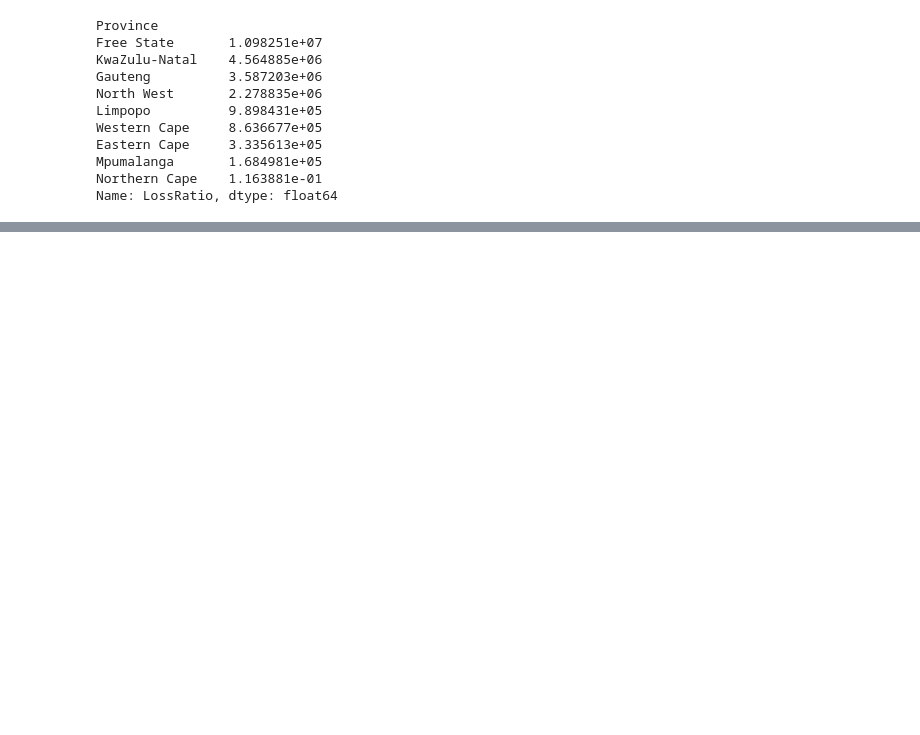
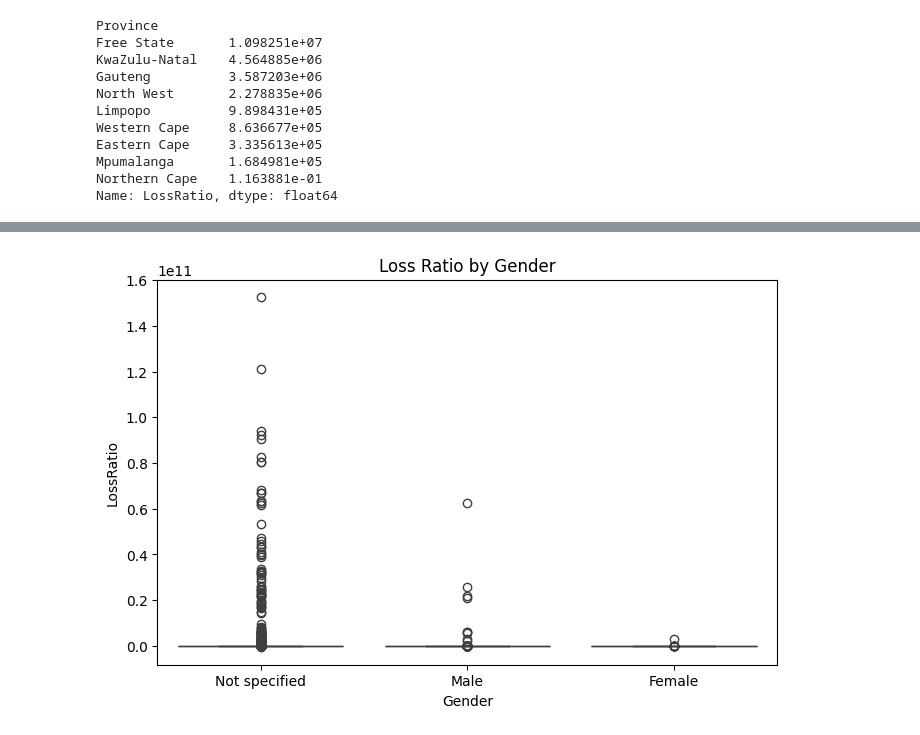
Before and after one commit to lhiwi/acis-insurance-project, a Jupyter notebook: notebooks/hypothesis_testing.ipynb, the cells around one changed output, grey strips where cells are left out. Saved outputs shown, nothing was run; the diff lists cells and outputs as text; code cells hidden in the pictures; blank space fills up the shorter version.

```diff
--- a/notebooks/hypothesis_testing.ipynb
+++ b/notebooks/hypothesis_testing.ipynb
@@ -110,0 +148,8 @@ plt.show()
+# %%
+# Boxplot of LossRatio by Gender
+plt.figure(figsize=(8, 5))
+sns.boxplot(x="Gender", y="LossRatio", data=data)
+plt.title("Loss Ratio by Gender")
+plt.show()
+# %% [output]
+[figure, added]
```
Also changed, not shown: parts of 11 cells of this notebook.
